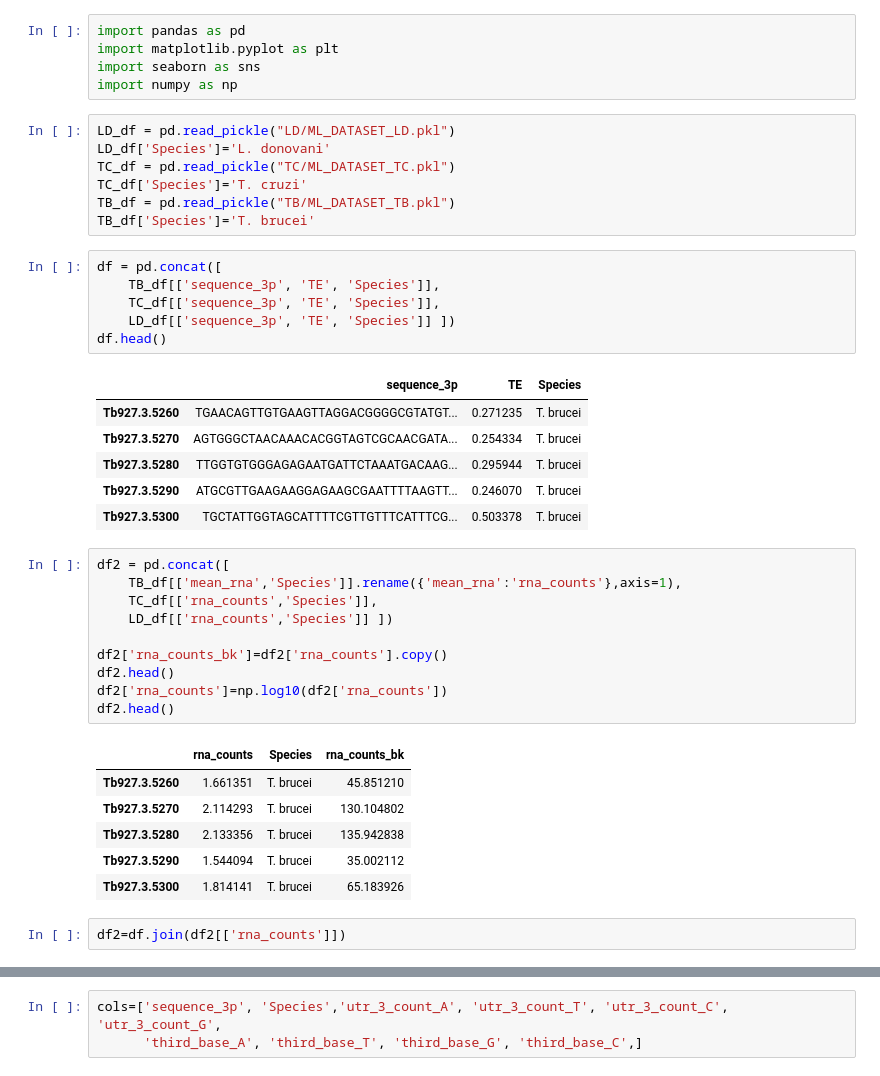
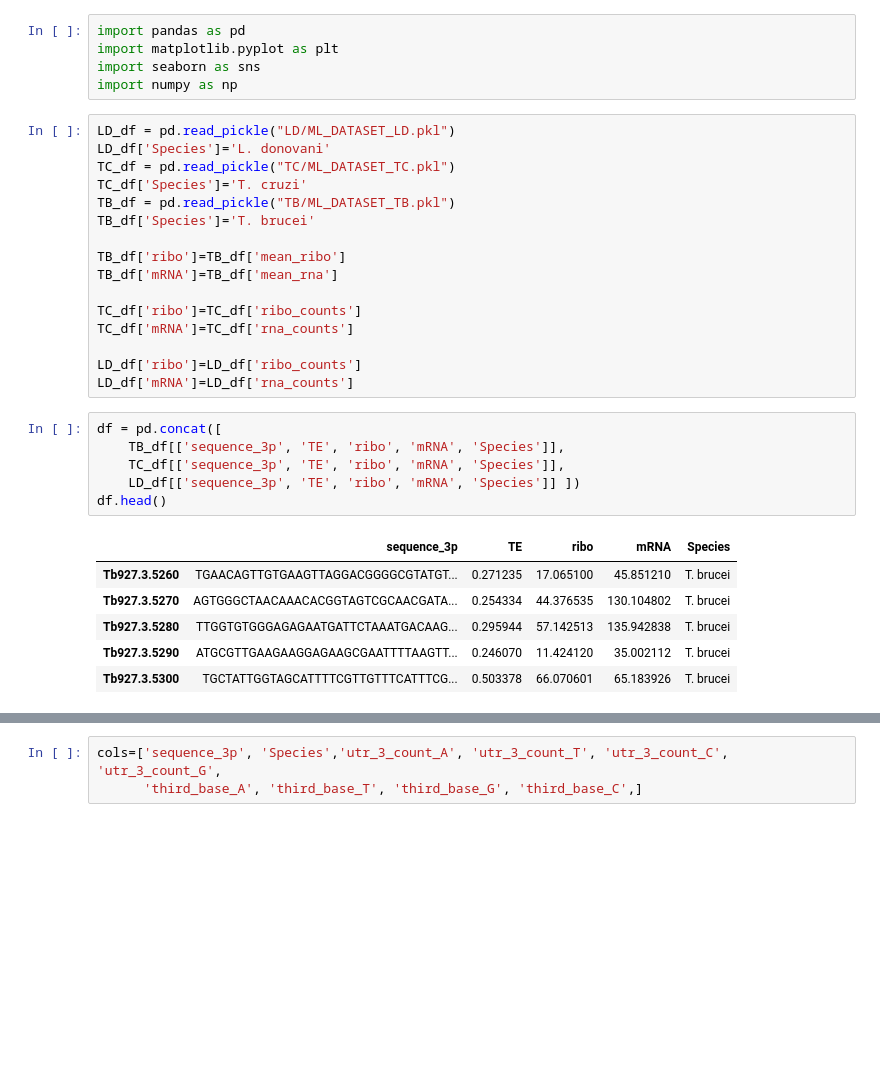
Before and after one commit to mtinti/decoding-gene-expression, a Jupyter notebook: compare.ipynb, the cells around one changed output, grey strips where cells are left out. Drawn from its saved outputs; the diff is of its cells as text; blank space fills up the shorter version.

```diff
--- a/compare.ipynb
+++ b/compare.ipynb
@@ -10,35 +10,25 @@ TC_df = pd.read_pickle("TC/ML_DATASET_TC.pkl")
 TC_df['Species']='T. cruzi'
 TB_df = pd.read_pickle("TB/ML_DATASET_TB.pkl")
 TB_df['Species']='T. brucei'
+
+TB_df['ribo']=TB_df['mean_ribo']
+TB_df['mRNA']=TB_df['mean_rna']
+
+TC_df['ribo']=TC_df['ribo_counts']
+TC_df['mRNA']=TC_df['rna_counts']
+
+LD_df['ribo']=LD_df['ribo_counts']
+LD_df['mRNA']=LD_df['rna_counts']
 # %%
 df = pd.concat([
-    TB_df[['sequence_3p', 'TE', 'Species']],
-    TC_df[['sequence_3p', 'TE', 'Species']],
-    LD_df[['sequence_3p', 'TE', 'Species']] ])
+    TB_df[['sequence_3p', 'TE', 'ribo', 'mRNA', 'Species']],
+    TC_df[['sequence_3p', 'TE', 'ribo', 'mRNA', 'Species']],
+    LD_df[['sequence_3p', 'TE', 'ribo', 'mRNA', 'Species']] ])
 df.head()
 # %% [output]
-|  | sequence_3p | TE | Species |
-| Tb927.3.5260 | TGAACAGTTGTGAAGTTAGGACGGGGCGTATGT... | 0.271235 | T. brucei |
-| Tb927.3.5270 | AGTGGGCTAACAAACACGGTAGTCGCAACGATA... | 0.254334 | T. brucei |
-| Tb927.3.5280 | TTGGTGTGGGAGAGAATGATTCTAAATGACAAG... | 0.295944 | T. brucei |
-| Tb927.3.5290 | ATGCGTTGAAGAAGGAGAAGCGAATTTTAAGTT... | 0.246070 | T. brucei |
-| Tb927.3.5300 | TGCTATTGGTAGCATTTTCGTTGTTTCATTTCG... | 0.503378 | T. brucei |
+|  | sequence_3p | TE | ribo | mRNA | Species |
+| Tb927.3.5260 | TGAACAGTTGTGAAGTTAGGACGGGGCGTATGT... | 0.271235 | 17.065100 | 45.851210 | T. brucei |
+| Tb927.3.5270 | AGTGGGCTAACAAACACGGTAGTCGCAACGATA... | 0.254334 | 44.376535 | 130.104802 | T. brucei |
+| Tb927.3.5280 | TTGGTGTGGGAGAGAATGATTCTAAATGACAAG... | 0.295944 | 57.142513 | 135.942838 | T. brucei |
+| Tb927.3.5290 | ATGCGTTGAAGAAGGAGAAGCGAATTTTAAGTT... | 0.246070 | 11.424120 | 35.002112 | T. brucei |
+| Tb927.3.5300 | TGCTATTGGTAGCATTTTCGTTGTTTCATTTCG... | 0.503378 | 66.070601 | 65.183926 | T. brucei |
-# %%
-df2 = pd.concat([
-    TB_df[['mean_rna','Species']].rename({'mean_rna':'rna_counts'},axis=1),
-    TC_df[['rna_counts','Species']],
-    LD_df[['rna_counts','Species']] ])
-
-df2['rna_counts_bk']=df2['rna_counts'].copy()
-df2.head()
-df2['rna_counts']=np.log10(df2['rna_counts'])
-df2.head()
-# %% [output]
-|  | rna_counts | Species | rna_counts_bk |
-| Tb927.3.5260 | 1.661351 | T. brucei | 45.851210 |
-| Tb927.3.5270 | 2.114293 | T. brucei | 130.104802 |
-| Tb927.3.5280 | 2.133356 | T. brucei | 135.942838 |
-| Tb927.3.5290 | 1.544094 | T. brucei | 35.002112 |
-| Tb927.3.5300 | 1.814141 | T. brucei | 65.183926 |
-# %%
-df2=df.join(df2[['rna_counts']])
```
Also changed, not shown: parts of 7 cells of this notebook, 6 other files.
